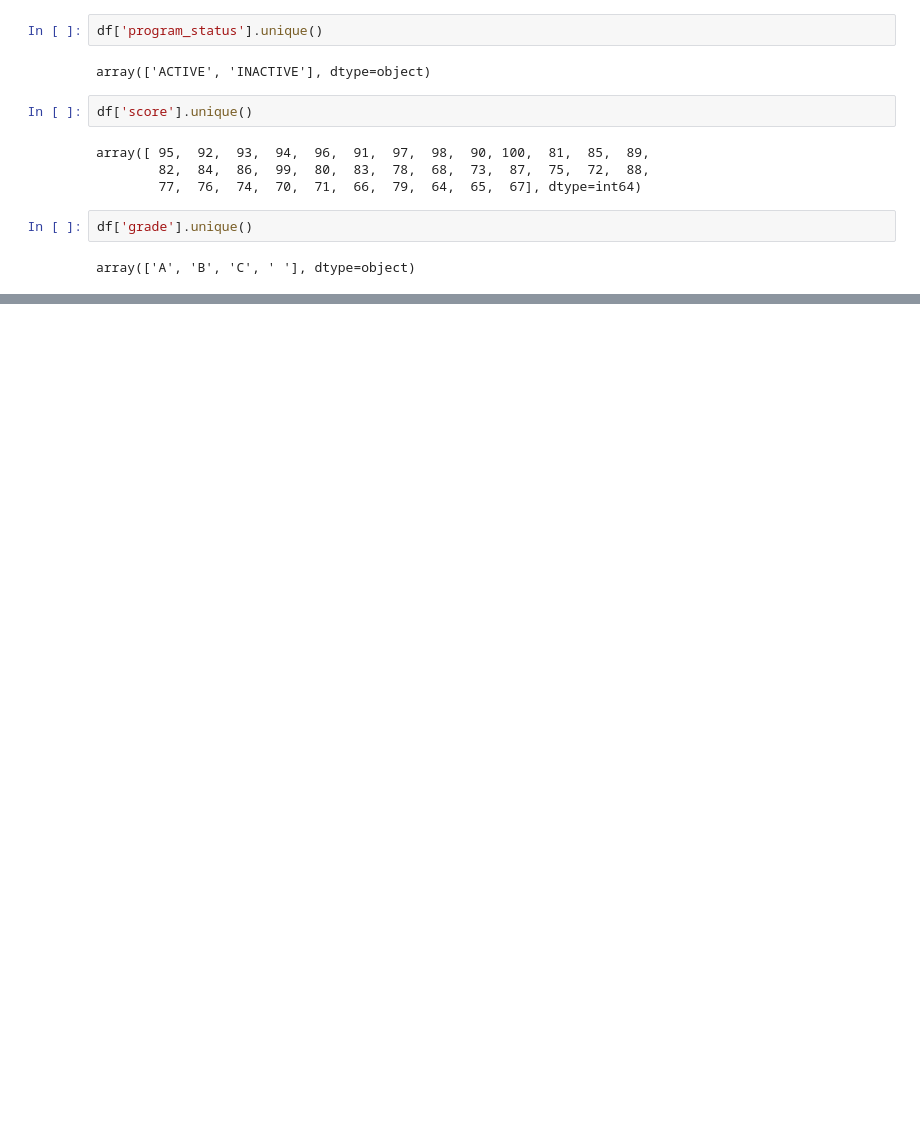
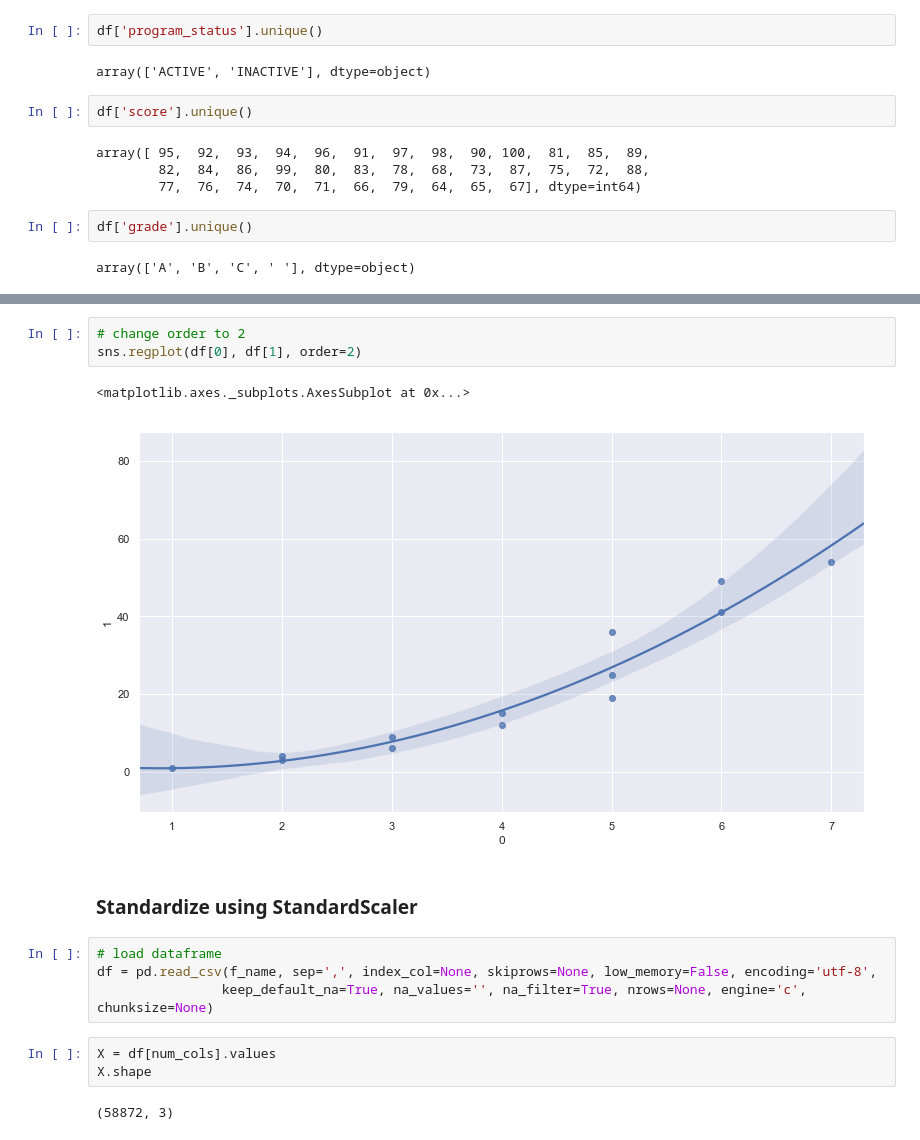
Before and after one commit to praveentn/hgwxx7, a Jupyter notebook: projects/generic/ds_python_generic_1.ipynb, the cells around one changed output, grey strips where cells are left out. Saved outputs shown, nothing was run; the diff lists cells and outputs as text; blank space fills up the shorter version.

```diff
--- a/projects/generic/ds_python_generic_1.ipynb
+++ b/projects/generic/ds_python_generic_1.ipynb
@@ -625,0 +862,17 @@ array([[<matplotlib.axes._subplots.AxesSubplot object at 0x...>,
+# %%
+# change order to 2
+sns.regplot(df[0], df[1], order=2)
+# %% [output]
+<matplotlib.axes._subplots.AxesSubplot at 0x...>
+[figure, added]
+# %% [markdown]
+### Standardize using StandardScaler
+# %%
+# load dataframe
+df = pd.read_csv(f_name, sep=',', index_col=None, skiprows=None, low_memory=False, encoding='utf-8',
+                keep_default_na=True, na_values='', na_filter=True, nrows=None, engine='c', chunksize=None)
+# %%
+X = df[num_cols].values
+X.shape
+# %% [output]
+(58872, 3)
```
Also changed, not shown: parts of 51 cells of this notebook.
